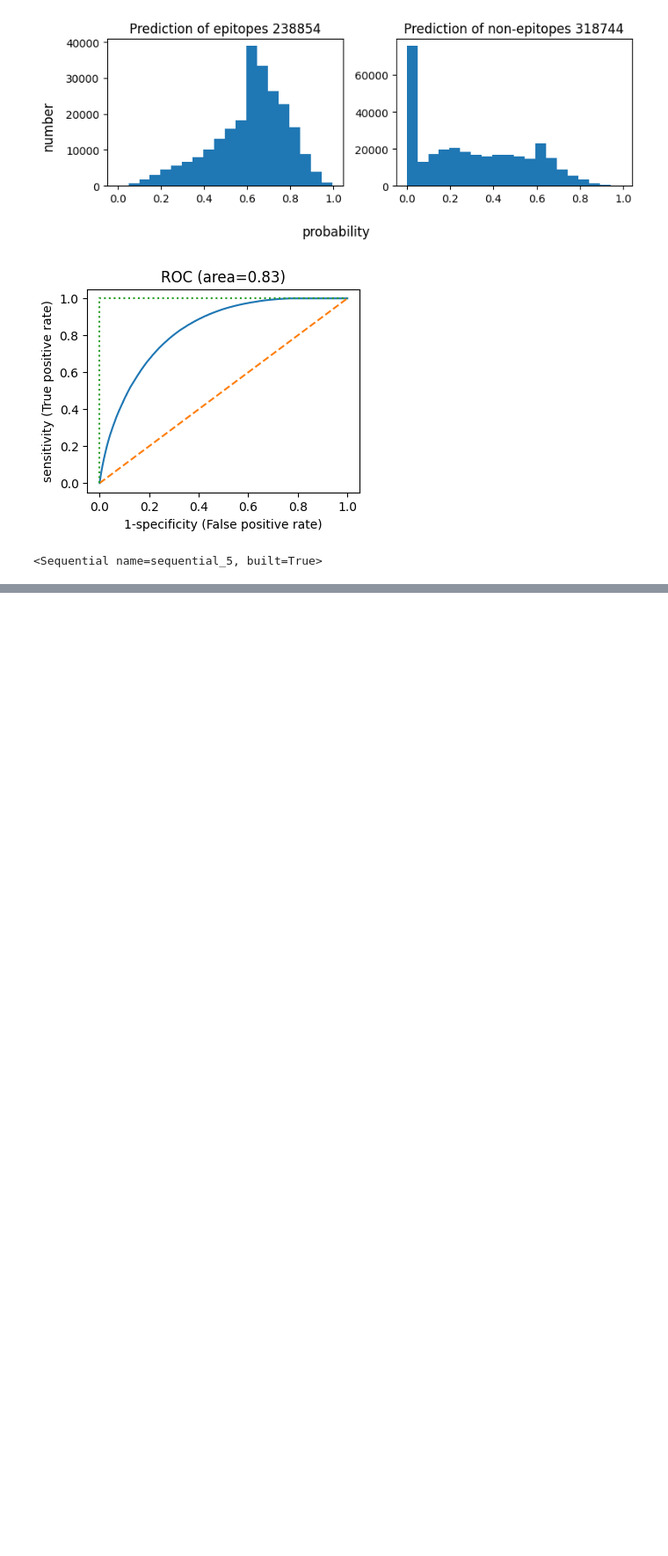
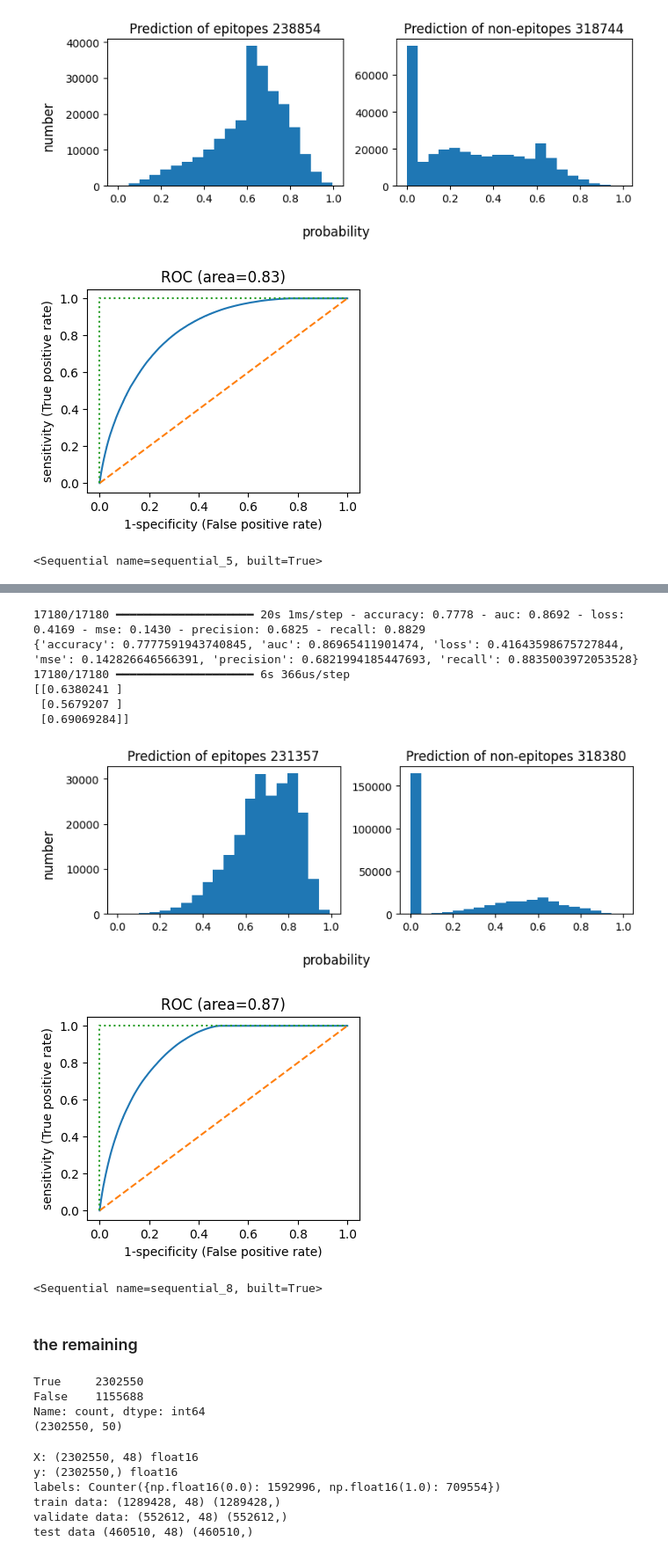
Before and after one commit to Tiezhengyuan/ml_epitope, a Jupyter notebook: src/ANN-combAA.ipynb, the cells around one changed output, grey strips where cells are left out. Shown at 88% size. Cells and saved outputs as stored; diff of their text form; code cells hidden in the pictures; blank space fills up the shorter version.

```diff
--- a/src/ANN-combAA.ipynb
+++ b/src/ANN-combAA.ipynb
@@ -696,0 +787,51 @@ c.save_model('../models/epitopes_ann_notCys_Val_Leu_remaining.keras')
+# %%
+# evaluate model using test data
+c.test()
+c.plot_prob()
+c.plot_roc()
+# %% [output]
+17180/17180 ━━━━━━━━━━━━━━━━━━━━ 20s 1ms/step - accuracy: 0.7778 - auc: 0.8692 - loss: 0.4169 - mse: 0.1430 - precision: 0.6825 - recall: 0.8829
+{'accuracy': 0.7777591943740845, 'auc': 0.86965411901474, 'loss': 0.41643598675727844, 'mse': 0.142826646566391, 'precision': 0.6821994185447693, 'recall': 0.8835003972053528}
+17180/17180 ━━━━━━━━━━━━━━━━━━━━ 6s 366us/step
+[[0.6380241 ]
+ [0.5679207 ]
+ [0.69069284]]
+[figure, added]
+[figure, added]
+# %%
+# save entire model
+c.save_model('../models/epitopes_ann_notCys_Leu.keras')
+# %% [output]
+<Sequential name=sequential_8, built=True>
+# %% [markdown]
+### the remaining
+# %%
+def fn(x):
+    if x['label'] == 1:
+        seq = str(x['seq'])
+        if ('C' not in seq) and 'L' in seq:
+            return False
+        return True
+    return True
+select = df.apply(fn, axis=1)
+print(select.value_counts())
+
+# keep epitopes without Cys, Val or Leu
+sub_df = df.loc[select]
+print(sub_df.shape)
+# %% [output]
+True     2302550
+False    1155688
+Name: count, dtype: int64
+(2302550, 50)
+# %%
+# prepare
+c = MyAnn()
+c.get_xy(sub_df)
+# %% [output]
+X: (2302550, 48) float16
+y: (2302550,) float16
+labels: Counter({np.float16(0.0): 1592996, np.float16(1.0): 709554})
+train data: (1289428, 48) (1289428,)
+validate data: (552612, 48) (552612,)
+test data (460510, 48) (460510,)
```
Also changed, not shown: parts of 25 cells of this notebook, 1 other file.
